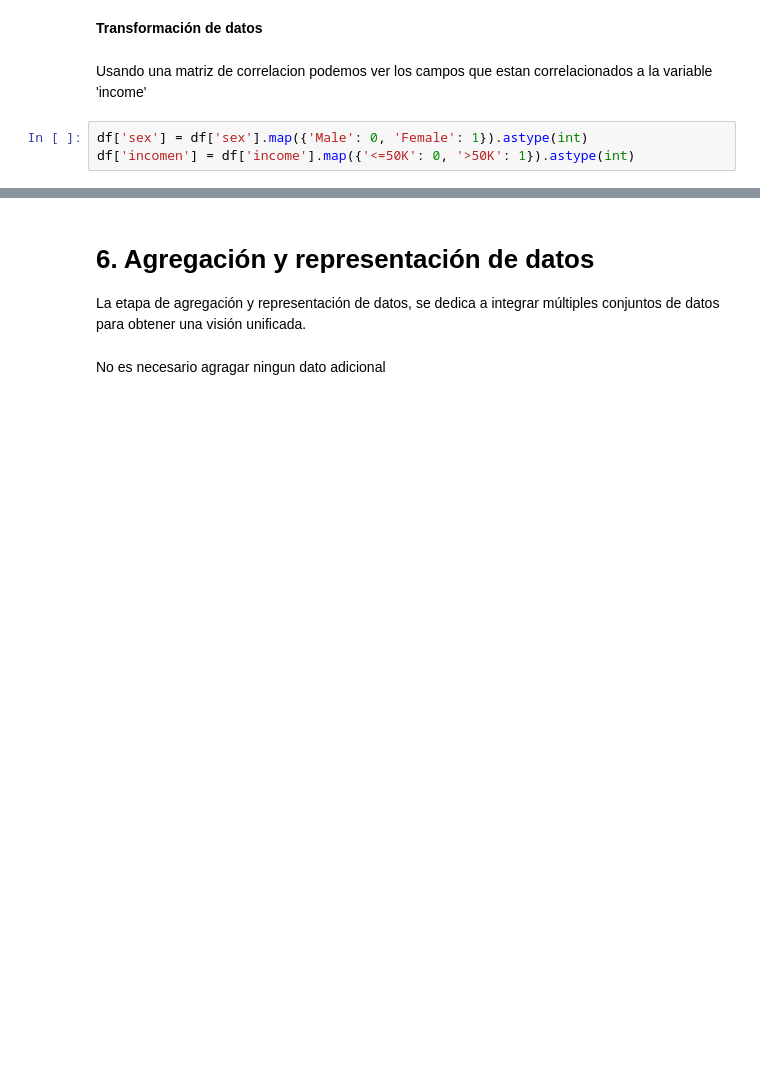
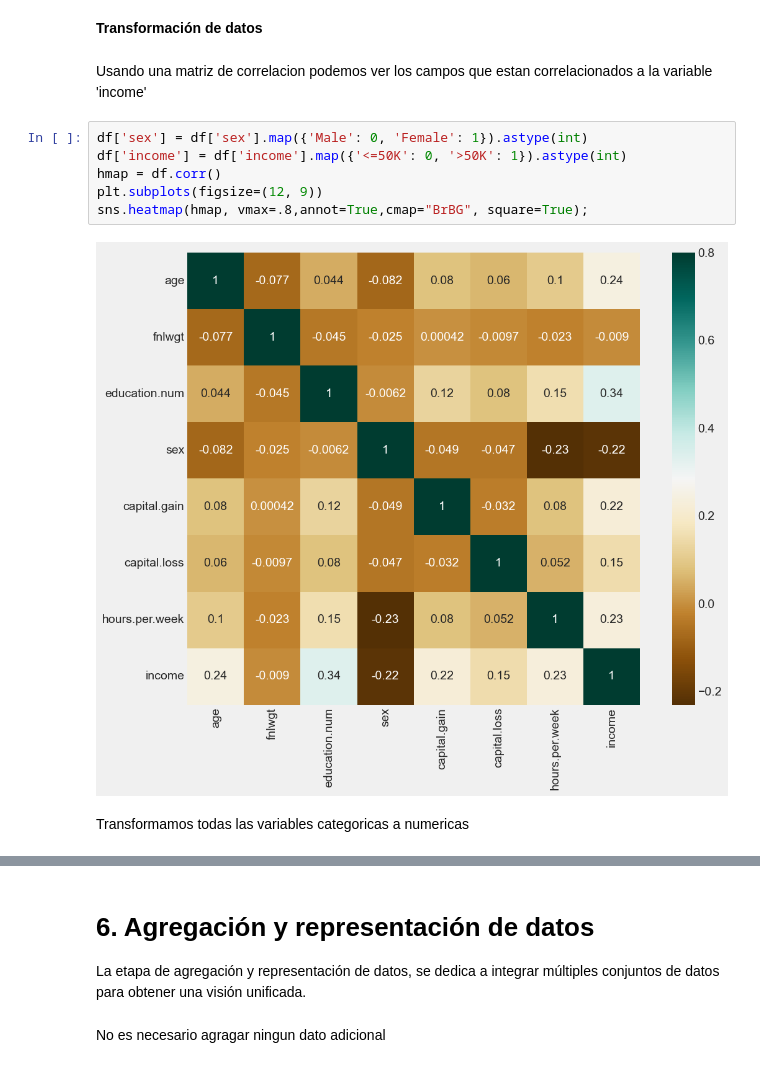
Before and after one commit to Henryxg/maestria2, a Jupyter notebook: Tarea - Tableau.ipynb, the cells around one changed output, grey strips where cells are left out. Saved outputs shown, nothing was run; the diff lists cells and outputs as text; blank space fills up the shorter version.

```diff
--- a/Tarea - Tableau.ipynb
+++ b/Tarea - Tableau.ipynb
@@ -167,4 +158,11 @@ df=df2.dropna()
 Usando una matriz de  correlacion podemos ver los campos que estan correlacionados a la variable 'income'
 # %%
 df['sex'] = df['sex'].map({'Male': 0, 'Female': 1}).astype(int)
-df['incomen'] = df['income'].map({'<=50K': 0, '>50K': 1}).astype(int)
+df['income'] = df['income'].map({'<=50K': 0, '>50K': 1}).astype(int)
+hmap = df.corr()
+plt.subplots(figsize=(12, 9))
+sns.heatmap(hmap, vmax=.8,annot=True,cmap="BrBG", square=True);
+# %% [output]
+[figure, added]
+# %% [markdown]
+Transformamos todas las  variables categoricas a numericas
```
Also changed, not shown: parts of 25 cells of this notebook.
